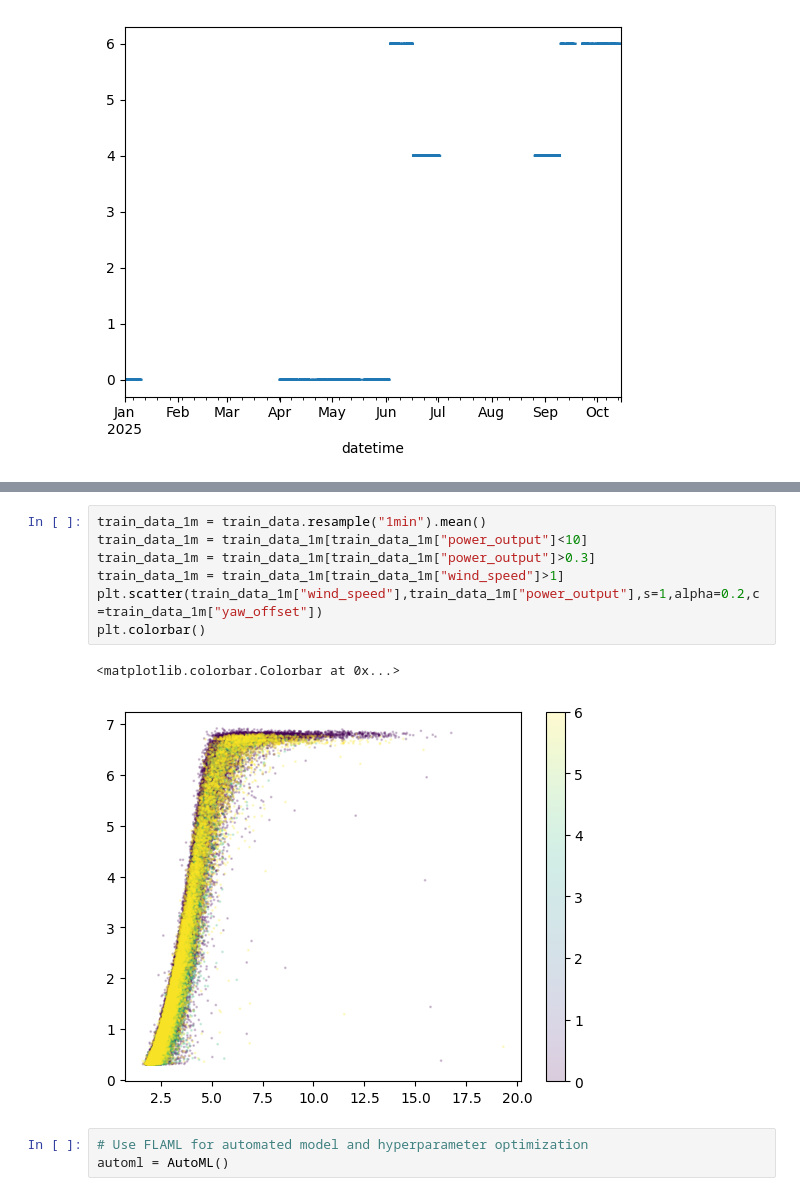
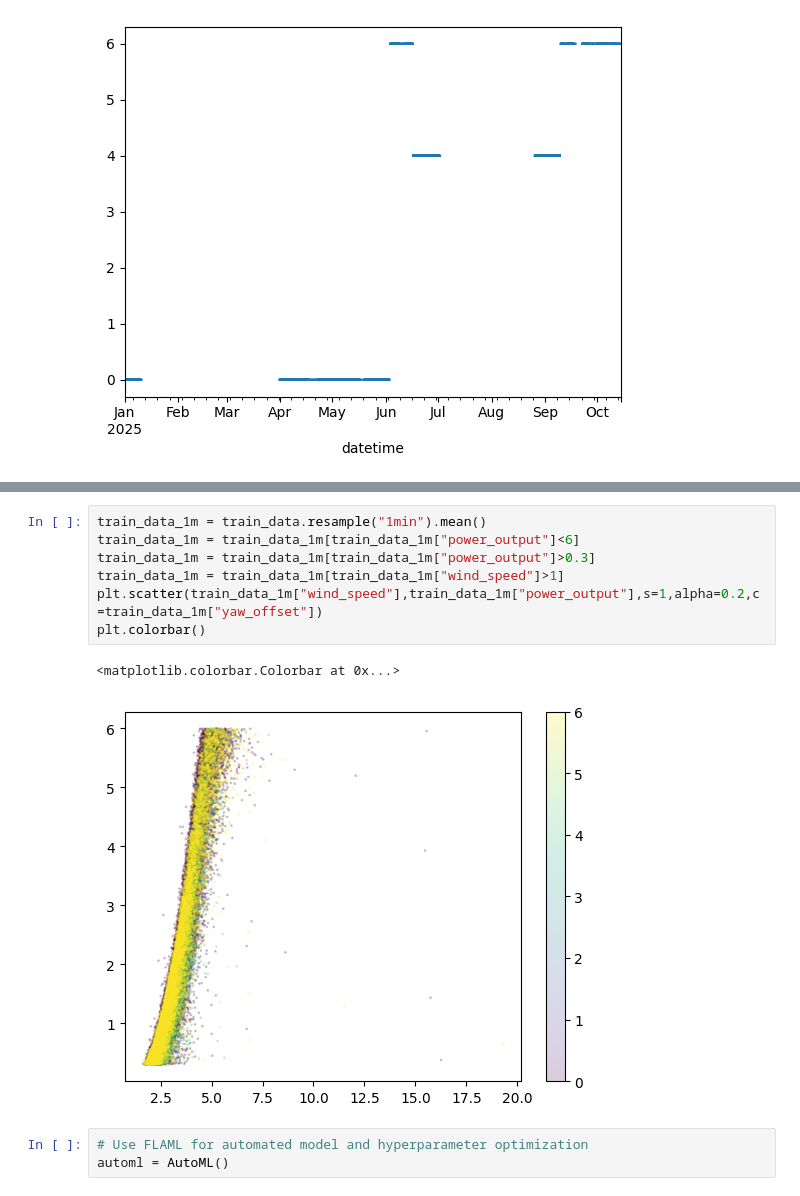
Before and after one commit to charlie9578/wedowind-static-yaw-ground-truth-challenge, a Jupyter notebook: basic_analysis.ipynb, the cells around one changed output, grey strips where cells are left out. Saved outputs shown, nothing was run; the diff lists cells and outputs as text.

```diff
--- a/basic_analysis.ipynb
+++ b/basic_analysis.ipynb
@@ -82,13 +82,13 @@ plt.scatter(train_data_10m["wind_speed"],train_data_10m["power_output"],s=1,alph
 # %%
 train_data_1m = train_data.resample("1min").mean()
-train_data_1m = train_data_1m[train_data_1m["power_output"]<10]
+train_data_1m = train_data_1m[train_data_1m["power_output"]<6]
 train_data_1m = train_data_1m[train_data_1m["power_output"]>0.3]
 train_data_1m = train_data_1m[train_data_1m["wind_speed"]>1]
 plt.scatter(train_data_1m["wind_speed"],train_data_1m["power_output"],s=1,alpha=0.2,c=train_data_1m["yaw_offset"])
 plt.colorbar()
 # %% [output]
 <matplotlib.colorbar.Colorbar at 0x...>
-[figure, old version]
+[figure, new version]
 # %%
 # Use FLAML for automated model and hyperparameter optimization
 automl = AutoML()
```
Also changed, not shown: parts of 16 cells of this notebook.
